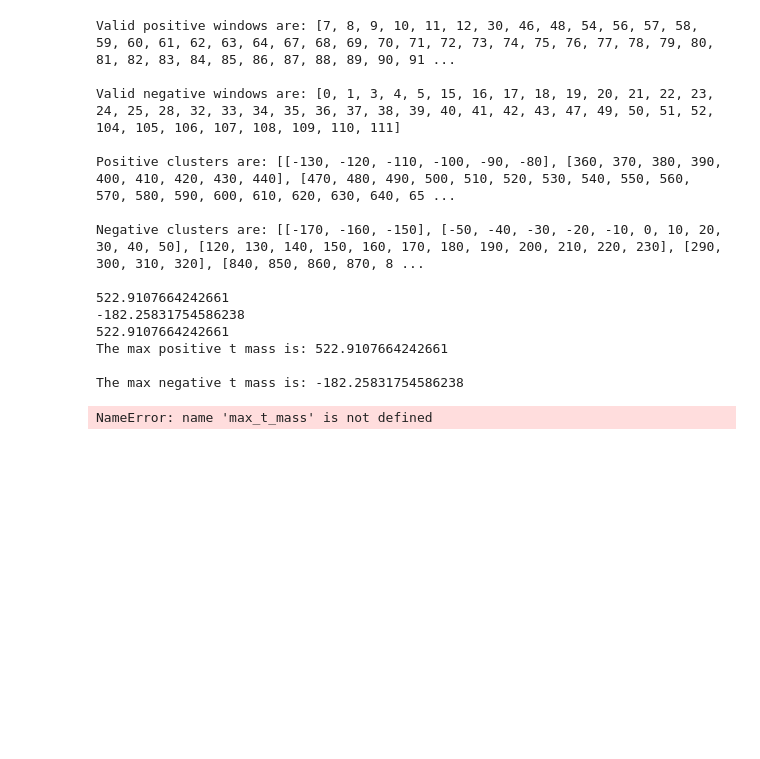
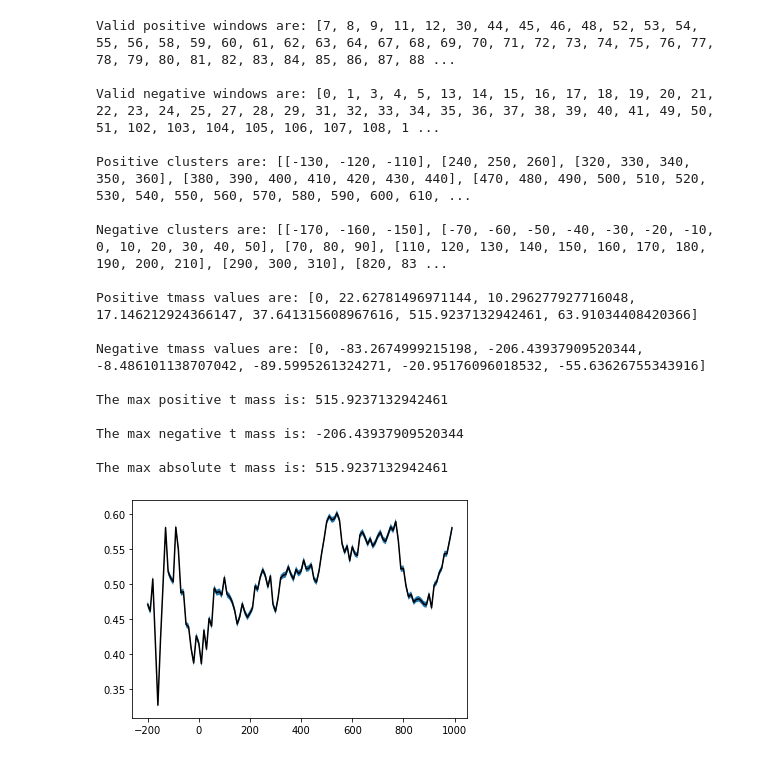
Before and after one commit to simpleParadox/jwlab_eeg, a Jupyter notebook: classification/notebooks/cluster_analysis_perm.ipynb, the cells around one changed output. Saved outputs shown, nothing was run; the diff lists cells and outputs as text; code cells hidden in the pictures; blank space fills up the shorter version.

Commit message:
fixed an error with tcluster

```diff
--- a/classification/notebooks/cluster_analysis_perm.ipynb
+++ b/classification/notebooks/cluster_analysis_perm.ipynb
@@ -20,20 +23,23 @@ from matplotlib import pyplot as plt
 
 #cluster_analysis_procedure(9, False, "permutation", [-200, 1000, [10, 20, 40, 60], 10], [3, 5])
 # %%
-results = cluster_analysis_procedure(11, False, "permutation", [-200, 1000, [10], 10], [3, 15, 20])
+tmass = cluster_analysis_procedure(11, False, "permutation", [-200, 1000, [10], 10], [3, 15, 20])
 # %% [output]
-Valid positive windows are: [7, 8, 9, 10, 11, 12, 30, 46, 48, 54, 56, 57, 58, 59, 60, 61, 62, 63, 64, 67, 68, 69, 70, 71, 72, 73, 74, 75, 76, 77, 78, 79, 80, 81, 82, 83, 84, 85, 86, 87, 88, 89, 90, 91 ...
+Valid positive windows are: [7, 8, 9, 11, 12, 30, 44, 45, 46, 48, 52, 53, 54, 55, 56, 58, 59, 60, 61, 62, 63, 64, 67, 68, 69, 70, 71, 72, 73, 74, 75, 76, 77, 78, 79, 80, 81, 82, 83, 84, 85, 86, 87, 88 ...
 
-Valid negative windows are: [0, 1, 3, 4, 5, 15, 16, 17, 18, 19, 20, 21, 22, 23, 24, 25, 28, 32, 33, 34, 35, 36, 37, 38, 39, 40, 41, 42, 43, 47, 49, 50, 51, 52, 104, 105, 106, 107, 108, 109, 110, 111]
+Valid negative windows are: [0, 1, 3, 4, 5, 13, 14, 15, 16, 17, 18, 19, 20, 21, 22, 23, 24, 25, 27, 28, 29, 31, 32, 33, 34, 35, 36, 37, 38, 39, 40, 41, 49, 50, 51, 102, 103, 104, 105, 106, 107, 108, 1 ...
 
-Positive clusters are: [[-130, -120, -110, -100, -90, -80], [360, 370, 380, 390, 400, 410, 420, 430, 440], [470, 480, 490, 500, 510, 520, 530, 540, 550, 560, 570, 580, 590, 600, 610, 620, 630, 640, 65 ...
+Positive clusters are: [[-130, -120, -110], [240, 250, 260], [320, 330, 340, 350, 360], [380, 390, 400, 410, 420, 430, 440], [470, 480, 490, 500, 510, 520, 530, 540, 550, 560, 570, 580, 590, 600, 610, ...
 
-Negative clusters are: [[-170, -160, -150], [-50, -40, -30, -20, -10, 0, 10, 20, 30, 40, 50], [120, 130, 140, 150, 160, 170, 180, 190, 200, 210, 220, 230], [290, 300, 310, 320], [840, 850, 860, 870, 8 ...
+Negative clusters are: [[-170, -160, -150], [-70, -60, -50, -40, -30, -20, -10, 0, 10, 20, 30, 40, 50], [70, 80, 90], [110, 120, 130, 140, 150, 160, 170, 180, 190, 200, 210], [290, 300, 310], [820, 83 ...
 
-522.9107664242661
--182.25831754586238
-522.9107664242661
-The max positive t mass is: 522.9107664242661
+Positive tmass values are: [0, 22.62781496971144, 10.296277927716048, 17.146212924366147, 37.641315608967616, 515.9237132942461, 63.91034408420366]
 
-The max negative t mass is: -182.25831754586238
+Negative tmass values are: [0, -83.2674999215198, -206.43937909520344, -8.486101138707042, -89.5995261324271, -20.95176096018532, -55.63626755343916]
+
+The max positive t mass is: 515.9237132942461
+
+The max negative t mass is: -206.43937909520344
+
+The max absolute t mass is: 515.9237132942461
-NameError: name 'max_t_mass' is not defined
+[figure, added]
```
Also changed, not shown: parts of 7 cells of this notebook, 2 other files.
